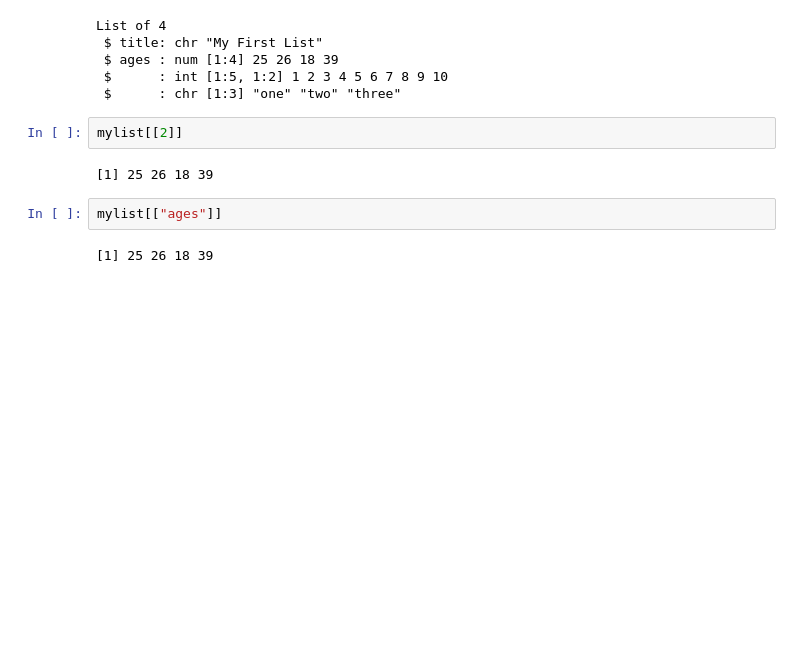
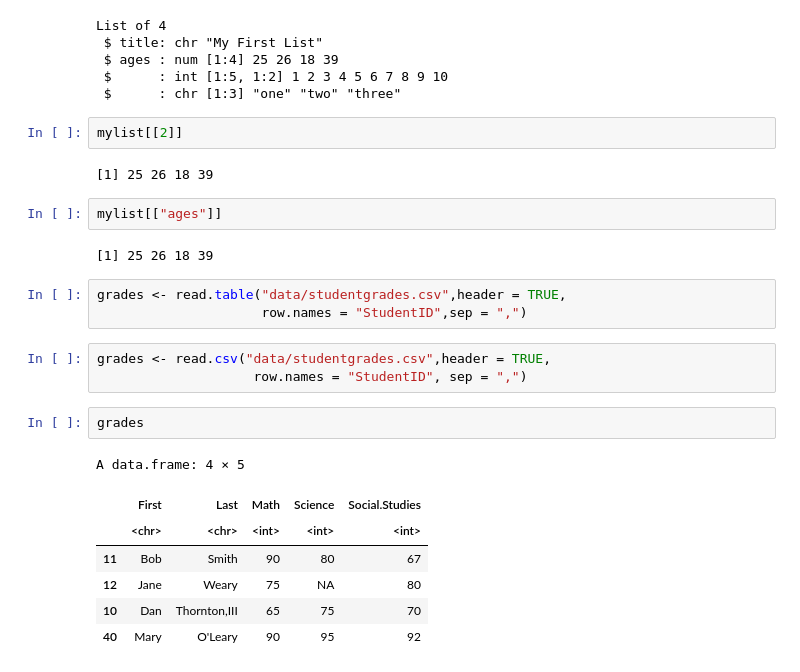
Before and after one commit to ruishuQU/R-IN-ACTION, a Jupyter notebook: code/ch02 创建数据集.ipynb, the cells around one changed output. Cells and saved outputs as stored; diff of their text form; blank space fills up the shorter version.

```diff
--- a/code/ch02 创建数据集.ipynb
+++ b/code/ch02 创建数据集.ipynb
@@ -330,3 +330,19 @@ mylist[[2]]
 mylist[["ages"]]
 # %% [output]
 [1] 25 26 18 39
+# %%
+grades <- read.table("data/studentgrades.csv",header = TRUE,
+                     row.names = "StudentID",sep = ",")
+# %%
+grades <- read.csv("data/studentgrades.csv",header = TRUE,
+                    row.names = "StudentID", sep = ",")
+# %%
+grades
+# %% [output]
+A data.frame: 4 × 5
+|  | First | Last | Math | Science | Social.Studies |
+|  | <chr> | <chr> | <int> | <int> | <int> |
+| 11 | Bob | Smith | 90 | 80 | 67 |
+| 12 | Jane | Weary | 75 | NA | 80 |
+| 10 | Dan | Thornton,III | 65 | 75 | 70 |
+| 40 | Mary | O'Leary | 90 | 95 | 92 |
```
Also changed, not shown: 1 other file.
